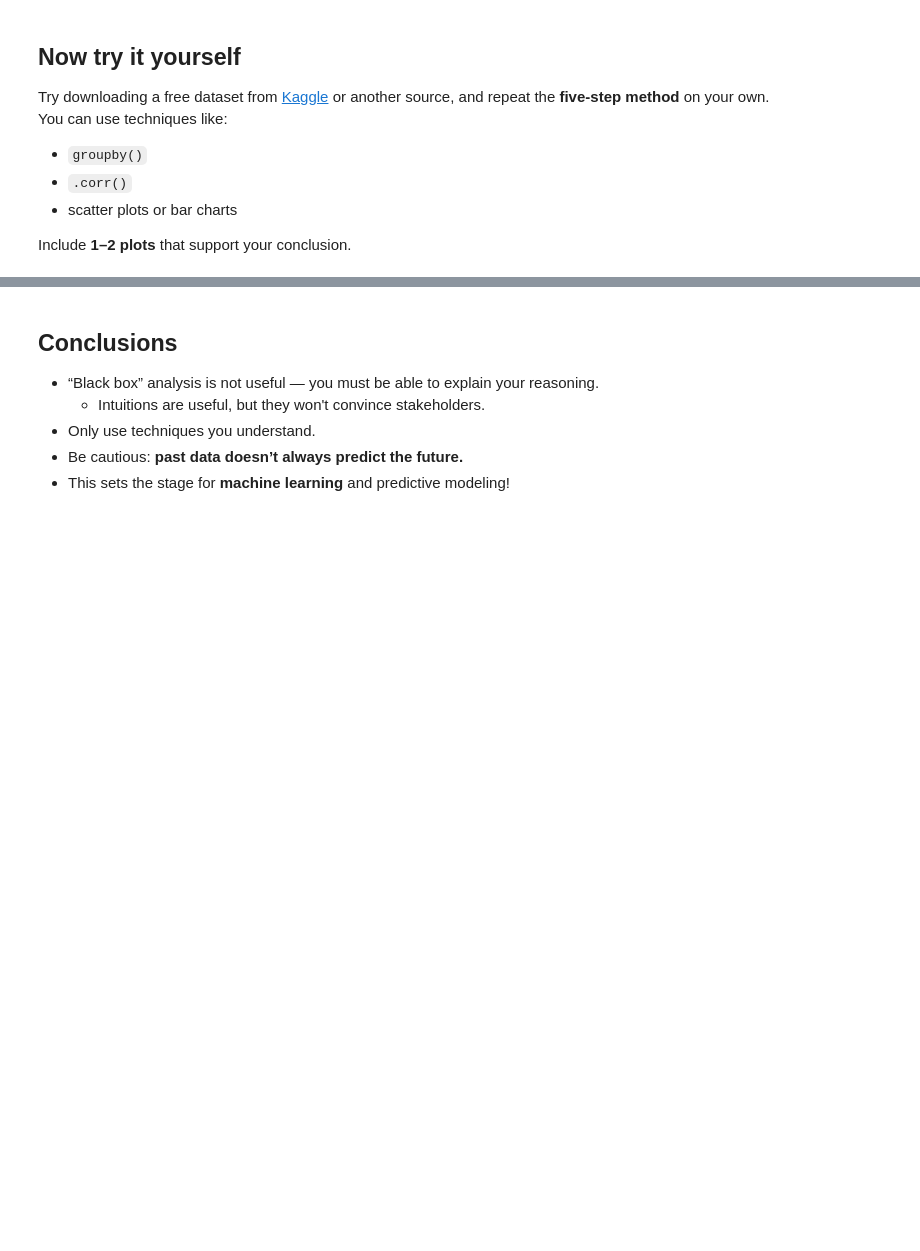
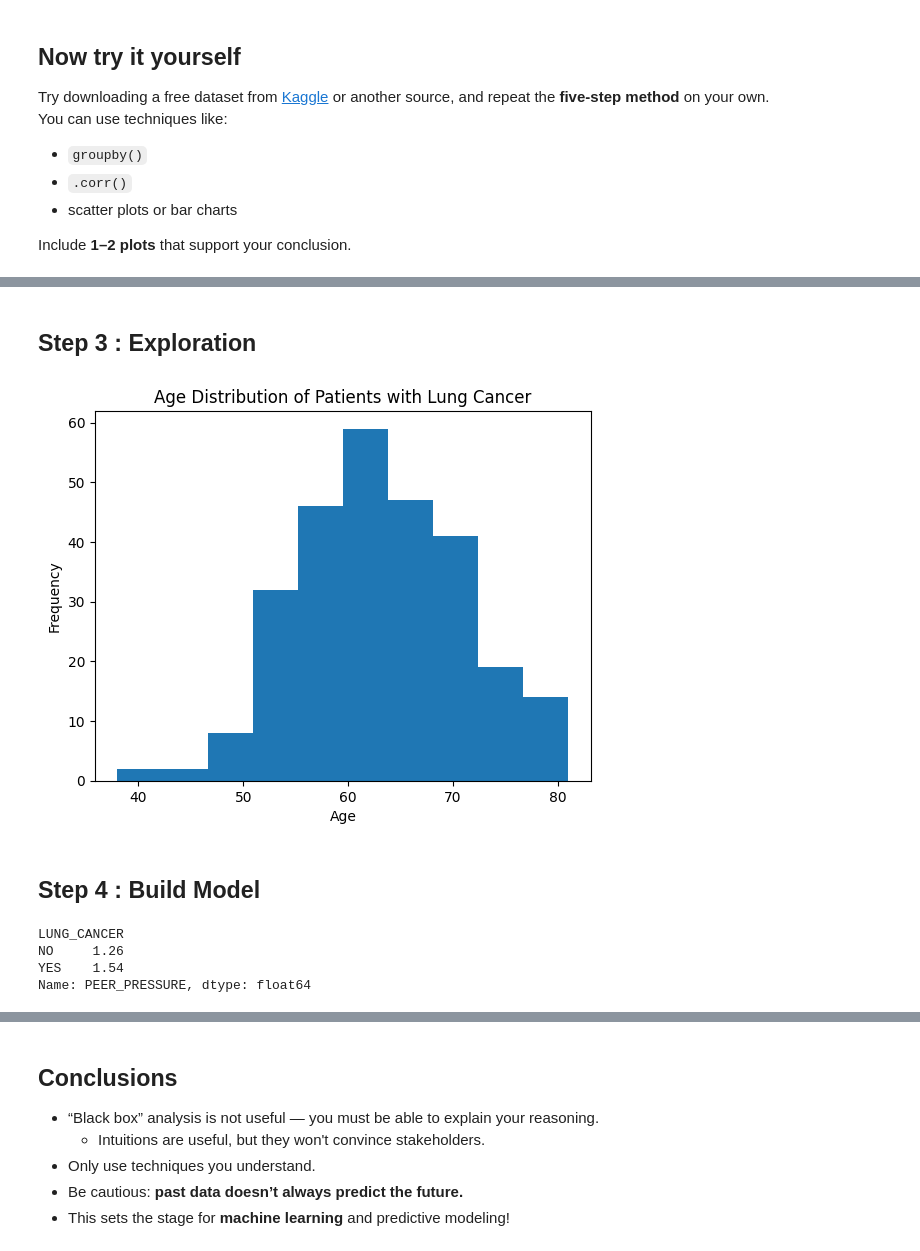
Before and after one commit to jhsieh262/jhsieh-bwsi-comp-problem-solving, a Jupyter notebook: mod3_math_modeling/3_intro_to_data_analysis.ipynb, the cells around one changed output, grey strips where cells are left out. Cells and saved outputs as stored; diff of their text form; code cells hidden in the pictures; blank space fills up the shorter version.

```diff
--- a/mod3_math_modeling/3_intro_to_data_analysis.ipynb
+++ b/mod3_math_modeling/3_intro_to_data_analysis.ipynb
@@ -247,0 +305,13 @@ Include **1–2 plots** that support your conclusion.
+# %%
+import pandas as pd
+import os
+
+data_path = "lung_cancer_data"
+for file in os.listdir(data_path):
+    if file.endswith(".csv"):
+        csv_file = os.path.join(data_path, file)
+        print("Found CSV:", csv_file)
+
+df = pd.read_csv(csv_file)
+
+df.head()
@@ -247,0 +367,24 @@ Include **1–2 plots** that support your conclusion.
+# %% [markdown]
+## Step 3 : Exploration
+# %%
+# Step 3: Explore
+df_yes = df[df["LUNG_CANCER"] == "YES"]
+
+plt.hist(df_yes["AGE"], bins=10)
+plt.title("Age Distribution of Patients with Lung Cancer")
+plt.xlabel("Age")
+plt.ylabel("Frequency")
+plt.show()
+# %% [output]
+[figure, added]
+# %% [markdown]
+## Step 4 : Build Model
+# %%
+# Step 4: Build a simple model (group and compare)
+avg_ages = df.groupby("LUNG_CANCER")["PEER_PRESSURE"].mean()
+avg_ages
+# %% [output]
+LUNG_CANCER
+NO     1.26
+YES    1.54
+Name: PEER_PRESSURE, dtype: float64
```
Also changed, not shown: parts of 17 cells of this notebook.
